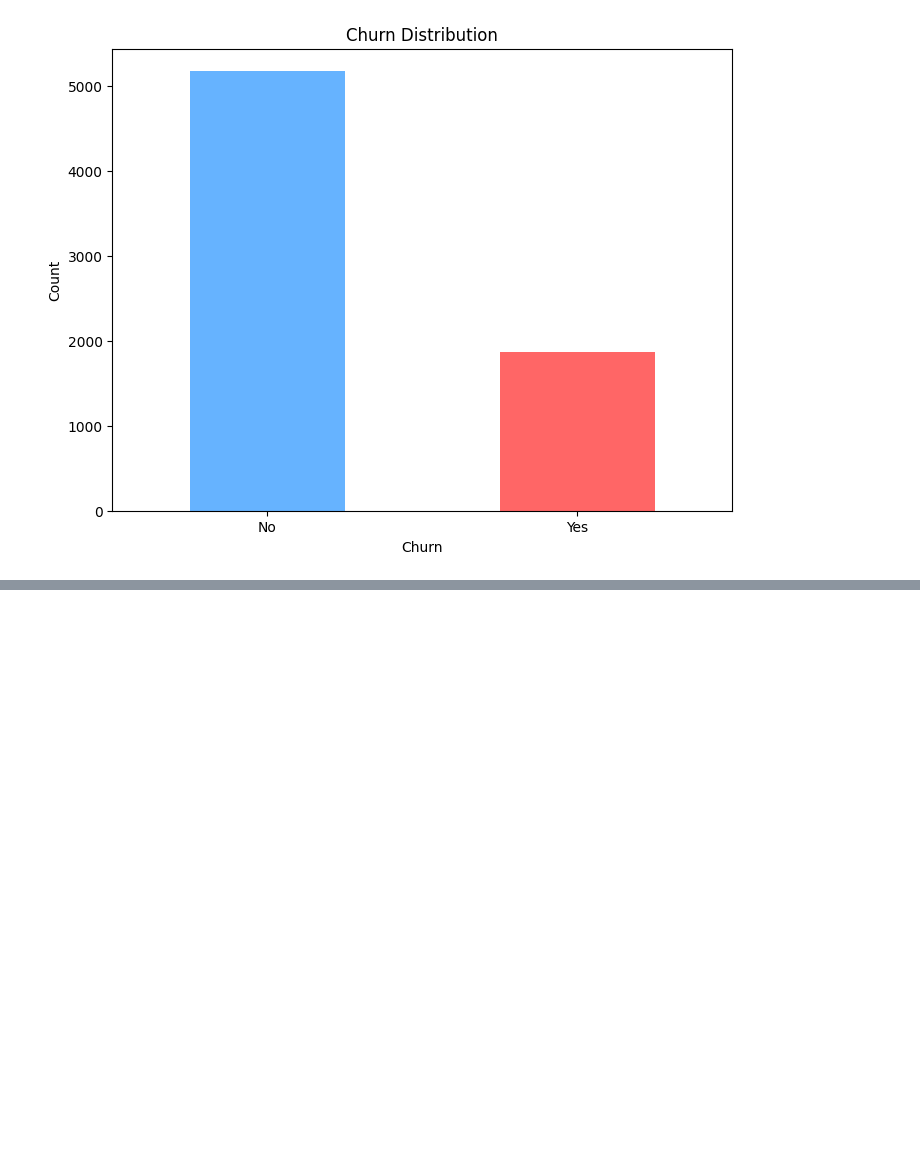
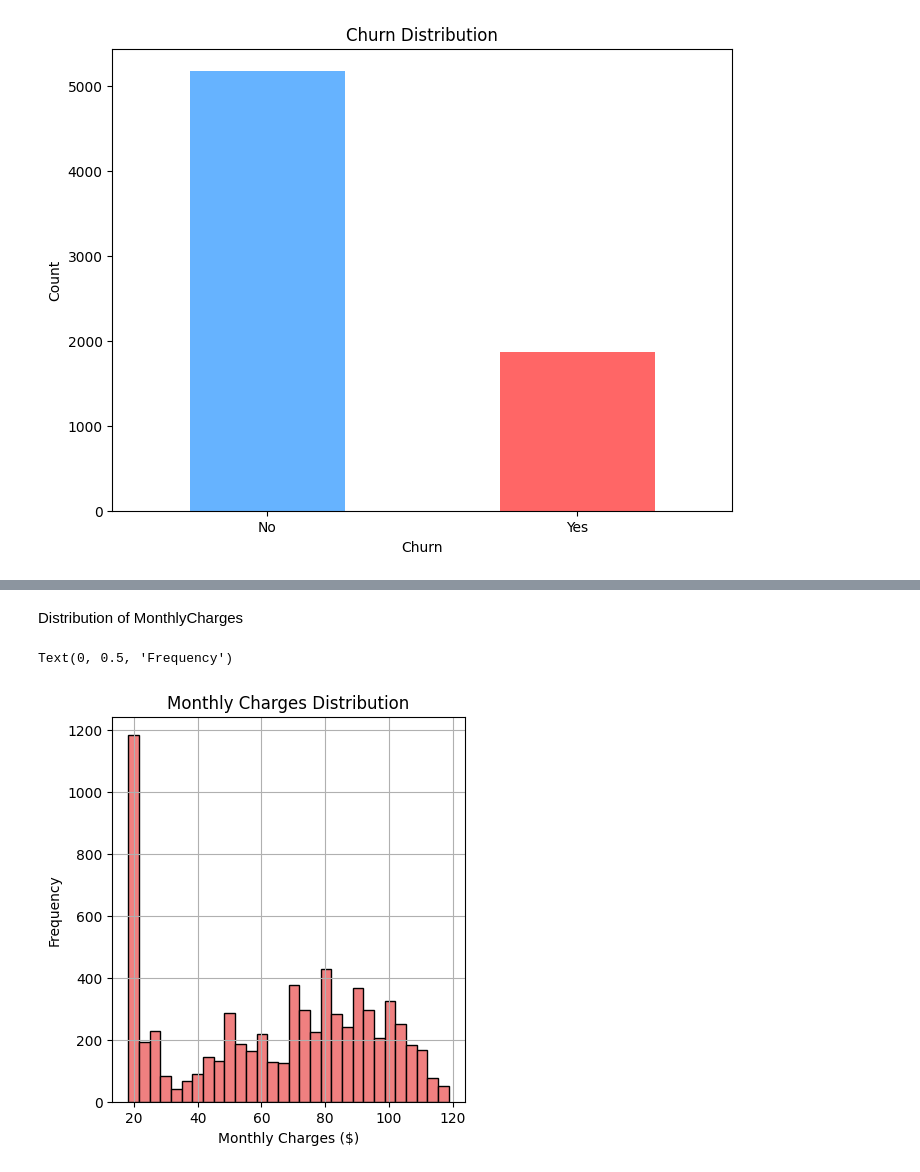
Before and after one commit to Schadrackkarekezi/churn-prediction-production-mlops, a Jupyter notebook: notebook/EDA.ipynb, the cells around one changed output, grey strips where cells are left out. Drawn from its saved outputs; the diff is of its cells as text; code cells hidden in the pictures; blank space fills up the shorter version.

```diff
--- a/notebook/EDA.ipynb
+++ b/notebook/EDA.ipynb
@@ -323,0 +339,13 @@ You'll need to consider this imbalance when building your model later
+# %% [markdown]
+Distribution of MonthlyCharges
+# %%
+
+plt.figure(figsize=(10, 5))
+plt.subplot(1, 2, 1)
+df['MonthlyCharges'].hist(bins=30, color='lightcoral', edgecolor='black')
+plt.title('Monthly Charges Distribution')
+plt.xlabel('Monthly Charges ($)')
+plt.ylabel('Frequency')
+# %% [output]
+Text(0, 0.5, 'Frequency')
+[figure, added]
```
Also changed, not shown: parts of 47 cells of this notebook.
